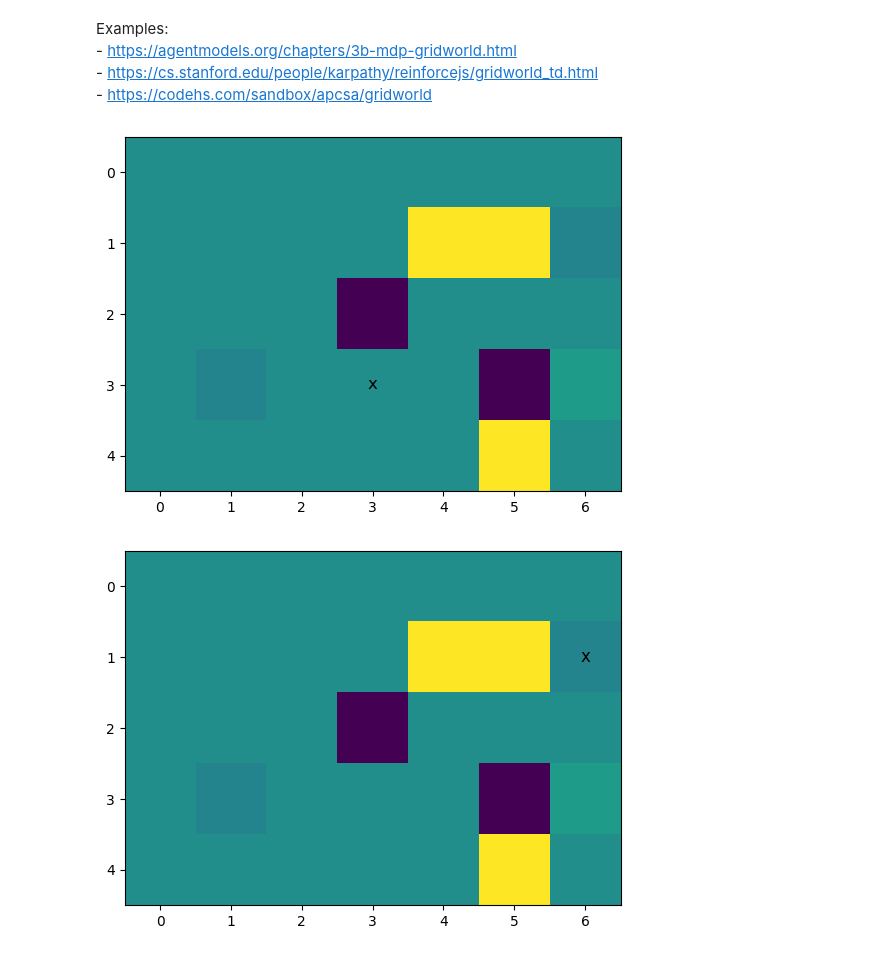
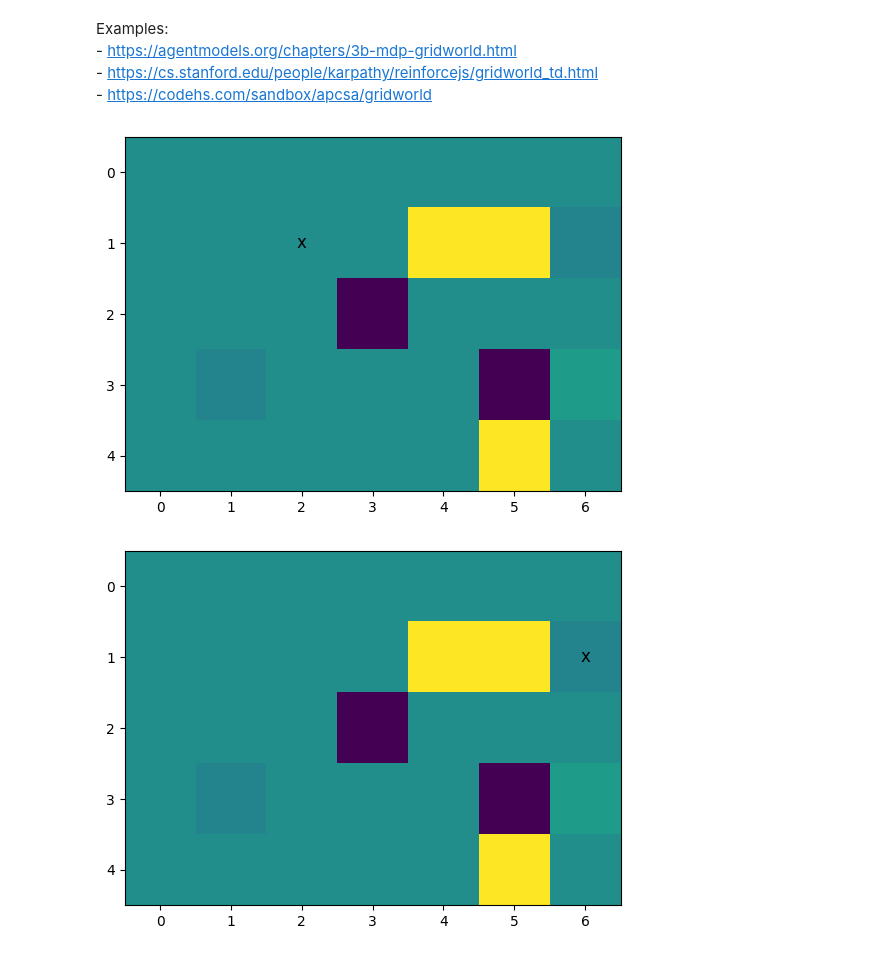
Before and after one commit to encomiastical/DRL_Homework, a Jupyter notebook: sheet02/DRL2.ipynb, the cells around one changed output. Saved outputs shown, nothing was run; the diff lists cells and outputs as text; code cells hidden in the pictures.

Commit message:
fixed reversed coordinates, trying to implement more visualizations

```diff
--- a/sheet02/DRL2.ipynb
+++ b/sheet02/DRL2.ipynb
@@ -162,21 +188,21 @@ def naive_pi(world):
     distances[minim] = 0.8
     return random.choices(population = list(distances.keys()), weights = list(distances.values()))[0]
 # %%
-world = GridWorld((5,7), (3,6))
-world.addSlider((3,5), (3,4))
-world.addSlider((2,3), (1,3))
+world = GridWorld((7,5), (6,3))
+world.addSlider((5,3), (4,3))
+world.addSlider((3,2), (3,1))
 #important: add Walls after sliders!
-world.addWall((4,5))
-world.addWall((1,5))
-world.addTrap((1,6))
-world.addWall((1,4))
+world.addWall((5,4))
+world.addWall((5,1))
+world.addTrap((6,1))
+world.addWall((4,1))
 #world.addWall((0,3))
-world.addTrap((3,1))
+world.addTrap((1,3))
 #world.addWall((3,5))
-#print(world.dynamics[(3,5)])
+#print(world.dynamics[(4,4)])
 world.plot({world.getState(): "x"})
 # %% [output]
-[figure, old version]
+[figure, new version]
 # %%
 #test walk
 
```
Also changed, not shown: parts of 11 cells of this notebook.
